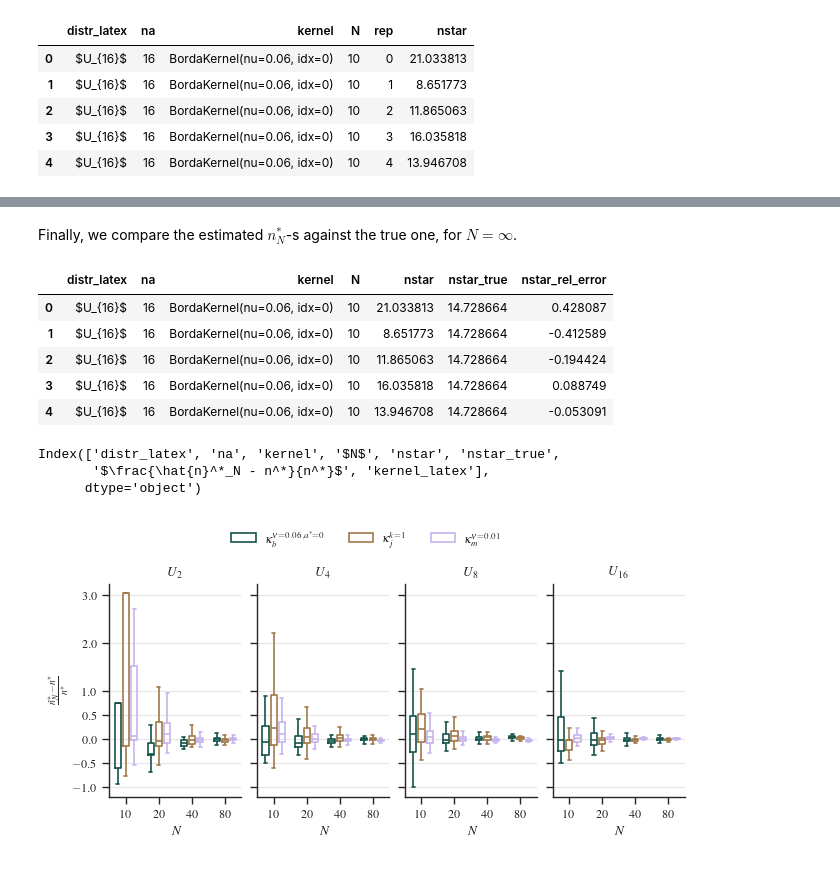
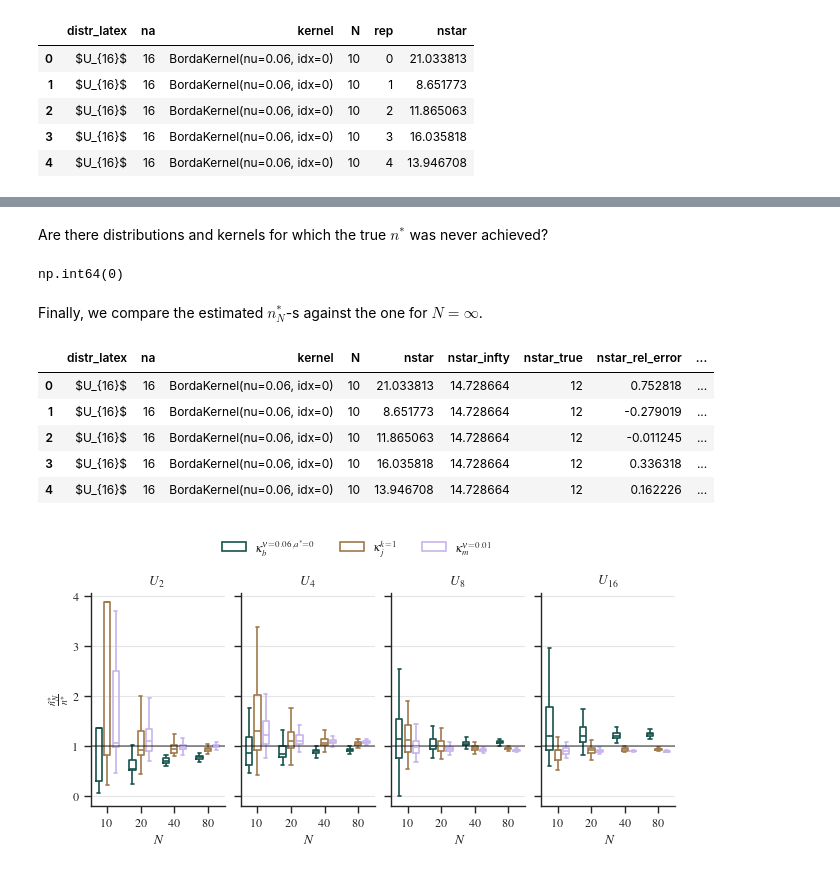
Before and after one commit to DrCohomology/genexpy, a Jupyter notebook: demos/synthetic_data/nstar_estimation/nstar_estimation.ipynb, the cells around one changed output, grey strips where cells are left out. Saved outputs shown, nothing was run; the diff lists cells and outputs as text; code cells hidden in the pictures.

```diff
--- a/demos/synthetic_data/nstar_estimation/nstar_estimation.ipynb
+++ b/demos/synthetic_data/nstar_estimation/nstar_estimation.ipynb
@@ -115,3 +117,0 @@ Name: mmd, Length: 100, dtype: float64
-# %%
-for group, b in a.groupby("rep"):
-    print(group, b["mmd"].mean(), a.query("rep == @group")["mmd"].mean())
@@ -184,6 +148,7 @@ from genexpy.kernels.base import Kernel
 groupby_keys = ["distr_latex", "na", "kernel", "N", "rep"]
 
 out = []
+out_nstar_true = []
 for group, dftmp in dfq.groupby(groupby_keys):
     group = tuple(group)
 
@@ -206,7 +171,14 @@ for group, dftmp in dfq.groupby(groupby_keys):
     out.append(dict(zip(groupby_keys, group),
                     **dict(nstar=nstar)))
 
+    # True n^*, satisfying the definition
+    if group[3] == 5000:
+        nstar = dftmp.query("q_alpha < @eps")["n"].min()
+        out_nstar_true.append(dict(zip(groupby_keys, group),
+                **dict(nstar_true=nstar)))
+
 df_nstar = pd.DataFrame(out)
+df_nstar_true = pd.DataFrame(out_nstar_true).drop(columns=["N", "rep"])
 # %%
 df_nstar.head()
 # %% [output]
@@ -219,21 +200,29 @@ df_nstar.head()
+# %% [markdown]
+Are there distributions and kernels for which the true $n^*$ was never achieved?
+# %%
+df_nstar_true["nstar_true"].isna().sum()
+# %% [output]
+np.int64(0)
 # %% [markdown]
-Finally, we compare the estimated $n^*_N$-s against the true one, for $N=\infty$.
+Finally, we compare the estimated $n^*_N$-s against the one for $N=\infty$.
 # %%
 df_nstar_infty = df_nstar.query("N == @infty").reset_index(drop=True).drop(columns=["rep", "N"])
 df_nstar_emp = df_nstar.query("N < @infty").reset_index(drop=True).drop(columns=["rep"])
 
-dfplot = pd.merge(df_nstar_emp, df_nstar_infty, on=["distr_latex", "na", "kernel"], suffixes=("", "_true"))
+dfplot = pd.merge(df_nstar_emp, df_nstar_infty, on=["distr_latex", "na", "kernel"], suffixes=("", "_infty"))
+dfplot = pd.merge(dfplot, df_nstar_true, on=["distr_latex", "na", "kernel"], suffixes=("", "_true"))
 
 dfplot["nstar_rel_error"] = (dfplot["nstar"] - dfplot["nstar_true"]) / dfplot["nstar_true"]
+dfplot["n_star_ratio"] = dfplot["nstar"] / dfplot["nstar_true"]
 
 dfplot.head()
 # %% [output]
-|  | distr_latex | na | kernel | N | nstar | nstar_true | nstar_rel_error |
-| 0 | $U_{16}$ | 16 | BordaKernel(nu=0.06, idx=0) | 10 | 21.033813 | 14.728664 | 0.428087 |
-| 1 | $U_{16}$ | 16 | BordaKernel(nu=0.06, idx=0) | 10 | 8.651773 | 14.728664 | -0.412589 |
-| 2 | $U_{16}$ | 16 | BordaKernel(nu=0.06, idx=0) | 10 | 11.865063 | 14.728664 | -0.194424 |
-| 3 | $U_{16}$ | 16 | BordaKernel(nu=0.06, idx=0) | 10 | 16.035818 | 14.728664 | 0.088749 |
-| 4 | $U_{16}$ | 16 | BordaKernel(nu=0.06, idx=0) | 10 | 13.946708 | 14.728664 | -0.053091 |
+|  | distr_latex | na | kernel | N | nstar | nstar_infty | nstar_true | nstar_rel_error | ... |
+| 0 | $U_{16}$ | 16 | BordaKernel(nu=0.06, idx=0) | 10 | 21.033813 | 14.728664 | 12 | 0.752818 | ... |
+| 1 | $U_{16}$ | 16 | BordaKernel(nu=0.06, idx=0) | 10 | 8.651773 | 14.728664 | 12 | -0.279019 | ... |
+| 2 | $U_{16}$ | 16 | BordaKernel(nu=0.06, idx=0) | 10 | 11.865063 | 14.728664 | 12 | -0.011245 | ... |
+| 3 | $U_{16}$ | 16 | BordaKernel(nu=0.06, idx=0) | 10 | 16.035818 | 14.728664 | 12 | 0.336318 | ... |
+| 4 | $U_{16}$ | 16 | BordaKernel(nu=0.06, idx=0) | 10 | 13.946708 | 14.728664 | 12 | 0.162226 | ... |
 # %%
 boxplot_args = dict(
             showfliers=False, palette="cubehelix",
@@ -242,6 +231,7 @@ boxplot_args = dict(
 
 pretty_columns = dict(
     nstar_rel_error=r"$\frac{\hat{n}^*_N - n^*}{n^*}$",
+    nstar_ratio=r"$\frac{\hat{n}^*_N}{n^*}$",
     N=r"$N$",
 )
 
@@ -251,10 +241,6 @@ dfplot.loc[:, "kernel_latex"] = dfplot["kernel"].apply(lambda x: Kernel.from_str
 # dfplot = dfplot.drop(columns=["kernel"])
 
 dfplot = dfplot.rename(columns=pretty_columns)
-# %% [output]
-Index(['distr_latex', 'na', 'kernel', '$N$', 'nstar', 'nstar_true',
-       '$\frac{\hat{n}^*_N - n^*}{n^*}$', 'kernel_latex'],
-      dtype='object')
 # %%
 import matplotlib as mpl
 import matplotlib.pyplot as plt
@@ -273,6 +259,7 @@ mpl.rcParams.update({
 })
 sns.set(style="ticks", context="paper", font="serif")
 
+statistic = "nstar_ratio"
 
 linewidth = 6.5  # inches
 fig, axes = plt.subplots(1, 4, sharey=True, sharex=True, figsize=(linewidth, 0.5*linewidth))
@@ -287,34 +274,39 @@ def sort_keys_by_subscript(d):
             return int(m.group(1))
 
         m = re.search(r'(\d+)', str(key))
         return int(m.group(1)) if m else float('inf')   # keys without a number go to the end
 
     sorted_keys = sorted(d.keys(), key=_extract_number)
 
     return sorted_keys
 
 groups = OrderedDict({k: groups[k] for k in sort_keys_by_subscript(groups)})
 
 handles, labels = None, None
 for (distr_name, idx), ax in zip(groups.items(), axes):
     ax.set_title(distr_name)
 
     df_ = dfplot.iloc[idx, :]
-    sns.boxplot(data=df_, x=pretty_columns["N"], y=pretty_columns["nstar_rel_error"], hue="kernel_latex", ax=ax, **boxplot_args)
+    sns.boxplot(data=df_, x=pretty_columns["N"], y=pretty_columns[statistic], hue="kernel_latex", ax=ax, **boxplot_args)
 
     handles, labels = ax.get_legend_handles_labels()
     ax.legend().remove()
 
-    ax.set_yticks([-1, -0.5, 0, 0.5, 1, 2, 3])
+    if statistic == "nstar_rel_error":
+        ax.set_yticks([-1, -0.5, 0, 0.5, 1, 2, 3])
+        ax.axhline(0, c="black", alpha=0.5)
+    elif statistic == "nstar_ratio":
+        ax.axhline(1, c="black", alpha=0.5)
+
     ax.grid(color="grey", alpha=0.2, axis="y")
 
 
 sns.despine(top=True, right=True)
 plt.tight_layout(pad=0.5)
 plt.subplots_adjust(wspace=.12, top=0.8)
 fig.legend(handles=handles, labels=labels, bbox_to_anchor=(0, 0.82 + 0.02, 1, 0.2),
            loc="center", borderaxespad=1, ncol=3, frameon=False)
 
-fig.savefig(figures_dir / "nstar_estimation_rel_error.pdf")
+fig.savefig(figures_dir / f"estimation_{statistic}.pdf")
 # %% [output]
-[figure, old version]
+[figure, new version]
```
Also changed, not shown: parts of 5 cells of this notebook, 7 other files.
